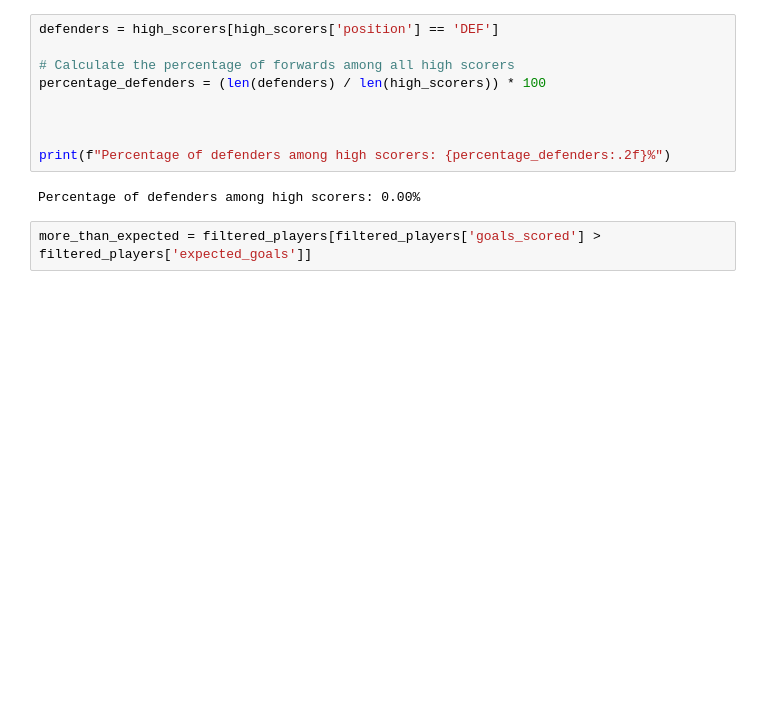
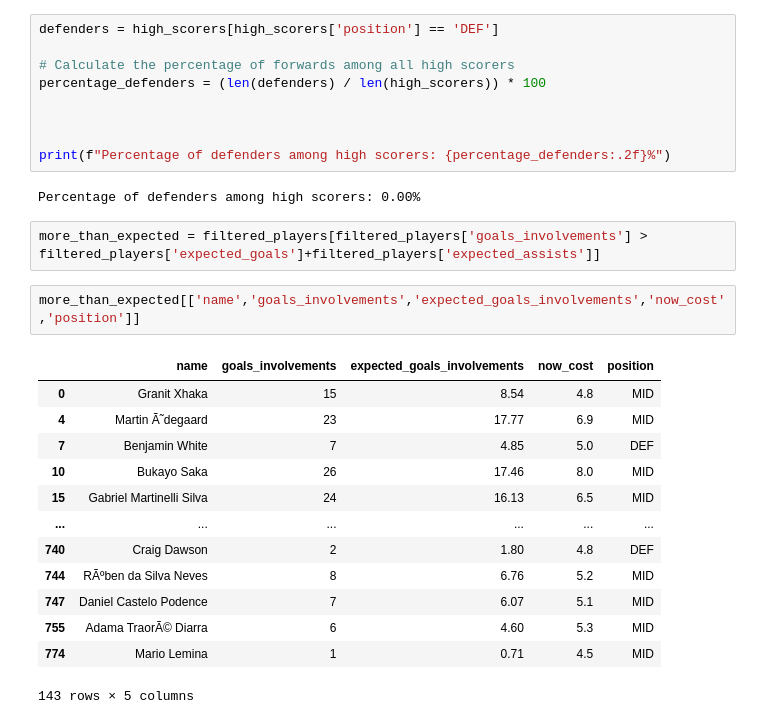
Before and after one commit to borhenDH/Fantasy-premier-league-Data-Analysis-and-Visualisation, a Jupyter notebook: analysis.ipynb, the cells around one changed output. Drawn from its saved outputs; the diff is of its cells as text; blank space fills up the shorter version.

```diff
--- a/analysis.ipynb
+++ b/analysis.ipynb
@@ -161,4 +163,20 @@ print(f"Percentage of defenders among high scorers: {percentage_defenders:.2f}%"
 # %% [output]
 Percentage of defenders among high scorers: 0.00%
 # %%
-more_than_expected = filtered_players[filtered_players['goals_scored'] > filtered_players['expected_goals']]
+more_than_expected = filtered_players[filtered_players['goals_involvements'] > filtered_players['expected_goals']+filtered_players['expected_assists']]
+# %%
+more_than_expected[['name','goals_involvements','expected_goals_involvements','now_cost','position']]
+# %% [output]
+|  | name | goals_involvements | expected_goals_involvements | now_cost | position |
+| 0 | Granit Xhaka | 15 | 8.54 | 4.8 | MID |
+| 4 | Martin Ã˜degaard | 23 | 17.77 | 6.9 | MID |
+| 7 | Benjamin White | 7 | 4.85 | 5.0 | DEF |
+| 10 | Bukayo Saka | 26 | 17.46 | 8.0 | MID |
+| 15 | Gabriel Martinelli Silva | 24 | 16.13 | 6.5 | MID |
+| ... | ... | ... | ... | ... | ... |
+| 740 | Craig Dawson | 2 | 1.80 | 4.8 | DEF |
+| 744 | RÃºben da Silva Neves | 8 | 6.76 | 5.2 | MID |
+| 747 | Daniel Castelo Podence | 7 | 6.07 | 5.1 | MID |
+| 755 | Adama TraorÃ© Diarra | 6 | 4.60 | 5.3 | MID |
+| 774 | Mario Lemina | 1 | 0.71 | 4.5 | MID |
+143 rows × 5 columns
```
Also changed, not shown: parts of 17 cells of this notebook.
